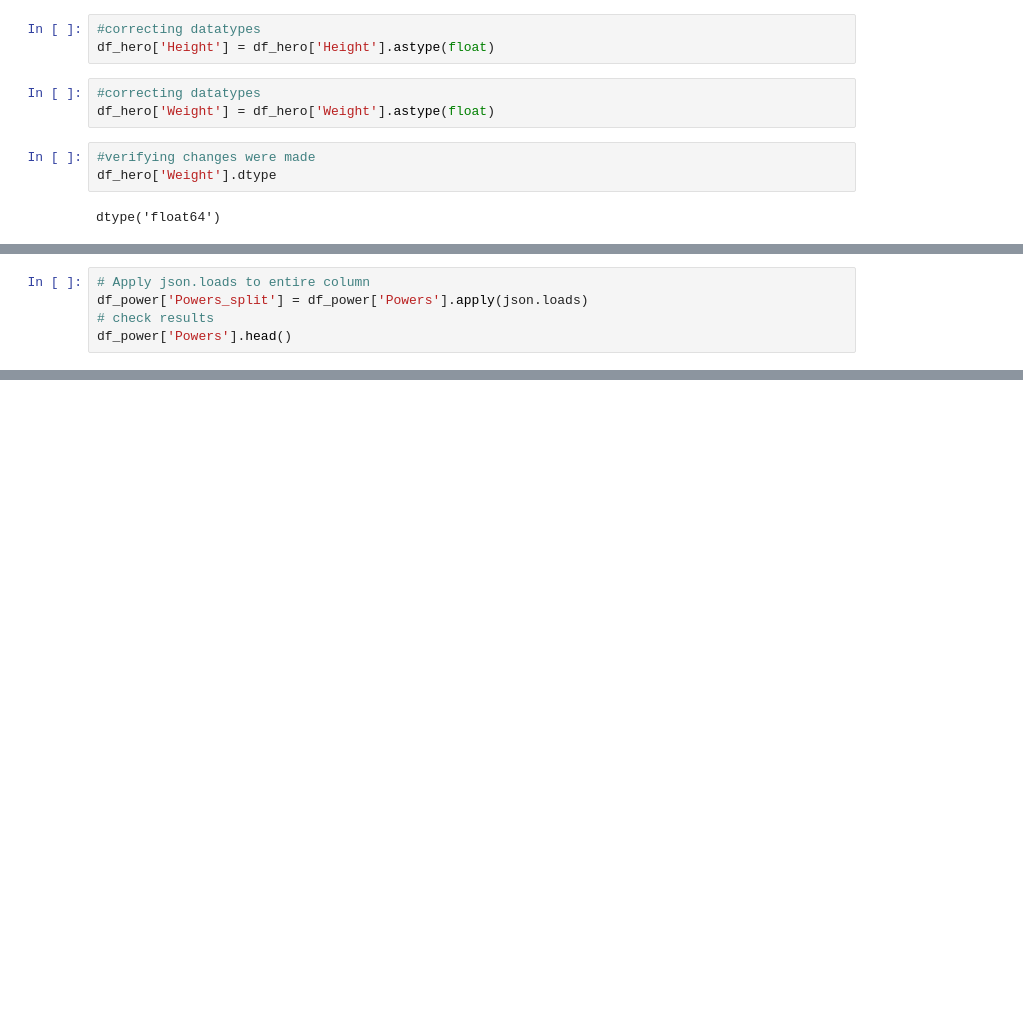
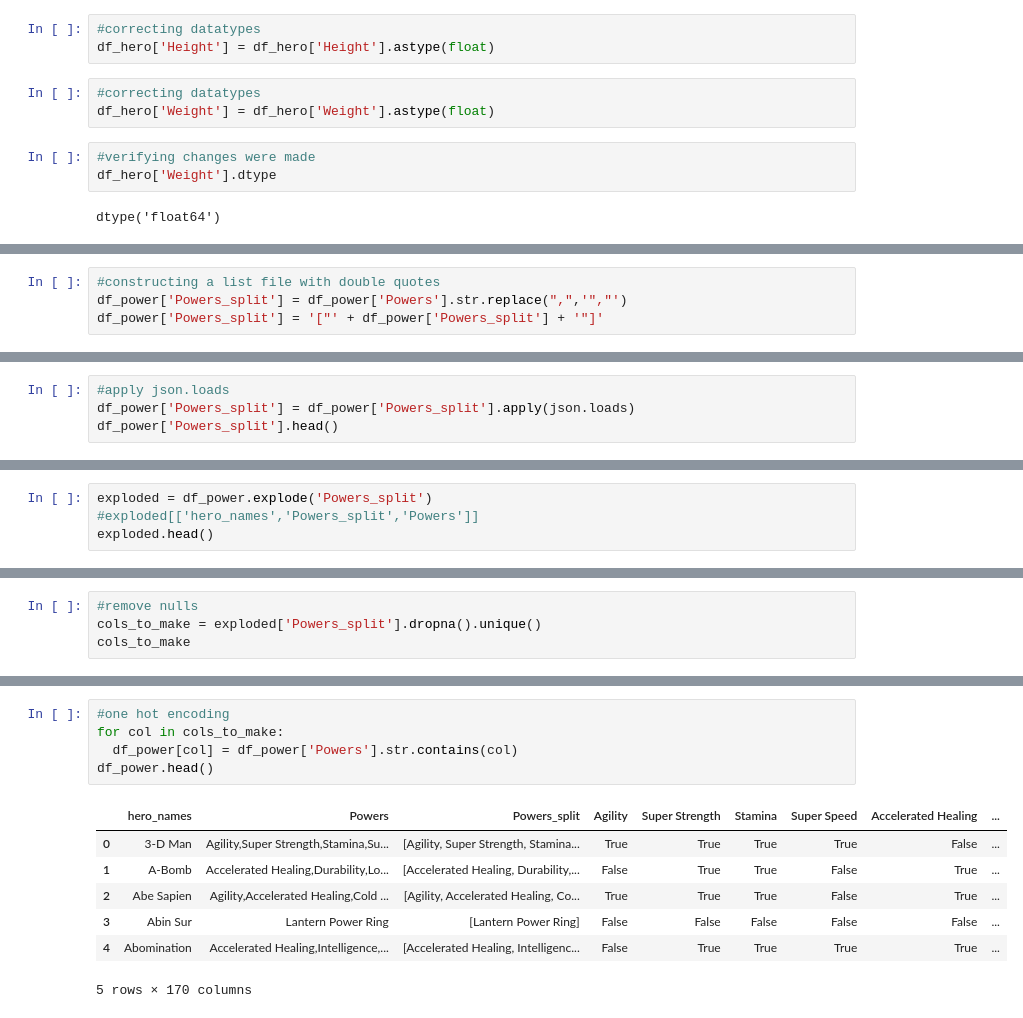
Before and after one commit to daisy-rivera/Applying-Advanced-Transformations, a Jupyter notebook: Applying Advanced Transformations.ipynb, the cells around one changed output, grey strips where cells are left out. Saved outputs shown, nothing was run; the diff lists cells and outputs as text; blank space fills up the shorter version.

```diff
--- a/Applying Advanced Transformations.ipynb
+++ b/Applying Advanced Transformations.ipynb
@@ -193,0 +214,4 @@ test_pw
+# %%
+#constructing a list file with double quotes
+df_power['Powers_split'] = df_power['Powers'].str.replace(",",'","')
+df_power['Powers_split'] = '["' + df_power['Powers_split'] + '"]'
@@ -194,5 +227,4 @@ test_pw
 # %%
-# Apply json.loads to entire column
-df_power['Powers_split'] = df_power['Powers'].apply(json.loads)
-# check results
-df_power['Powers'].head()
+#apply json.loads
+df_power['Powers_split'] = df_power['Powers_split'].apply(json.loads)
+df_power['Powers_split'].head()
@@ -206,0 +253,4 @@ Got stuck and couldn't figure this one_hot_encode part but I can finish it durin
+# %%
+exploded = df_power.explode('Powers_split')
+#exploded[['hero_names','Powers_split','Powers']]
+exploded.head()
@@ -206,0 +264,4 @@ Got stuck and couldn't figure this one_hot_encode part but I can finish it durin
+# %%
+#remove nulls
+cols_to_make = exploded['Powers_split'].dropna().unique()
+cols_to_make
@@ -206,0 +286,13 @@ Got stuck and couldn't figure this one_hot_encode part but I can finish it durin
+# %%
+#one hot encoding
+for col in cols_to_make:
+  df_power[col] = df_power['Powers'].str.contains(col)
+df_power.head()
+# %% [output]
+|  | hero_names | Powers | Powers_split | Agility | Super Strength | Stamina | Super Speed | Accelerated Healing | ... |
+| 0 | 3-D Man | Agility,Super Strength,Stamina,Su... | [Agility, Super Strength, Stamina... | True | True | True | True | False | ... |
+| 1 | A-Bomb | Accelerated Healing,Durability,Lo... | [Accelerated Healing, Durability,... | False | True | True | False | True | ... |
+| 2 | Abe Sapien | Agility,Accelerated Healing,Cold ... | [Agility, Accelerated Healing, Co... | True | True | True | False | True | ... |
+| 3 | Abin Sur | Lantern Power Ring | [Lantern Power Ring] | False | False | False | False | False | ... |
+| 4 | Abomination | Accelerated Healing,Intelligence,... | [Accelerated Healing, Intelligenc... | False | True | True | True | True | ... |
+5 rows × 170 columns
```
Also changed, not shown: parts of 30 cells of this notebook.
